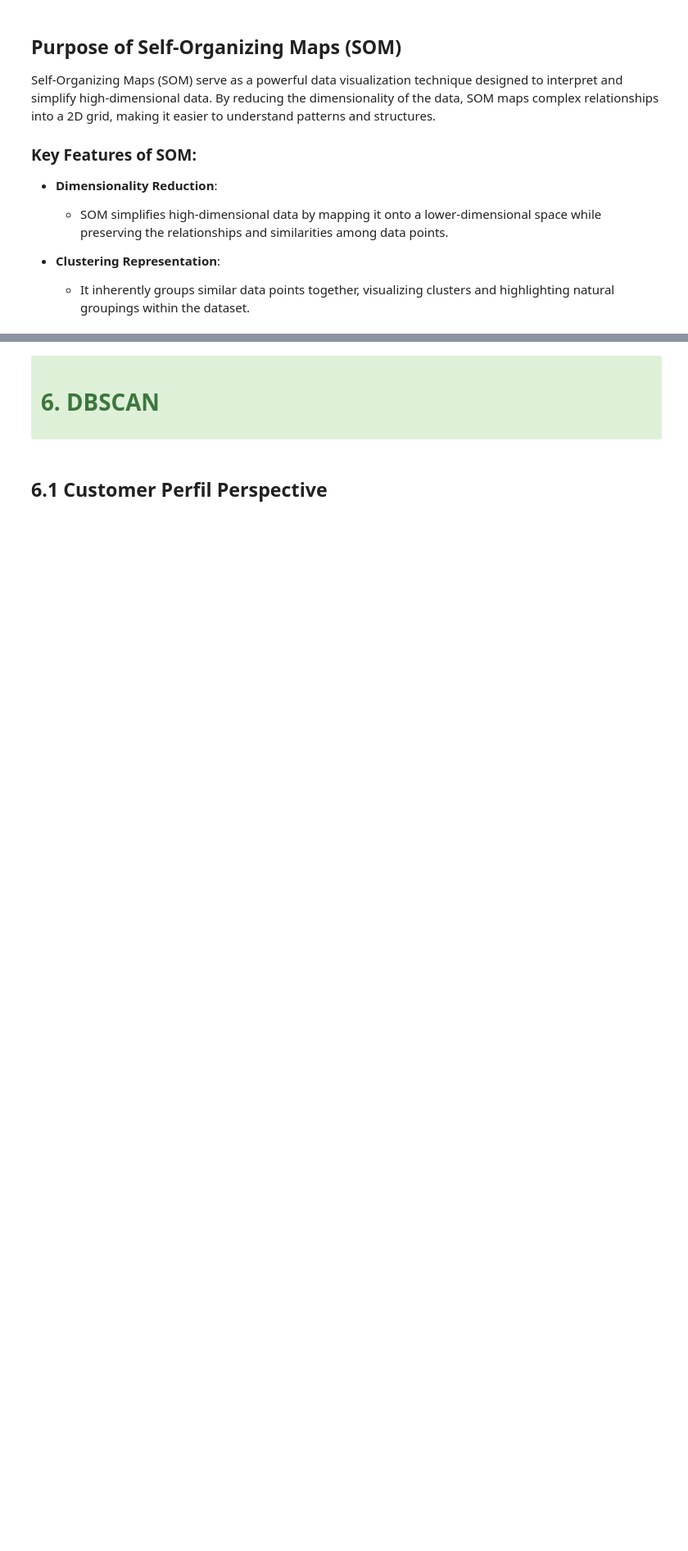
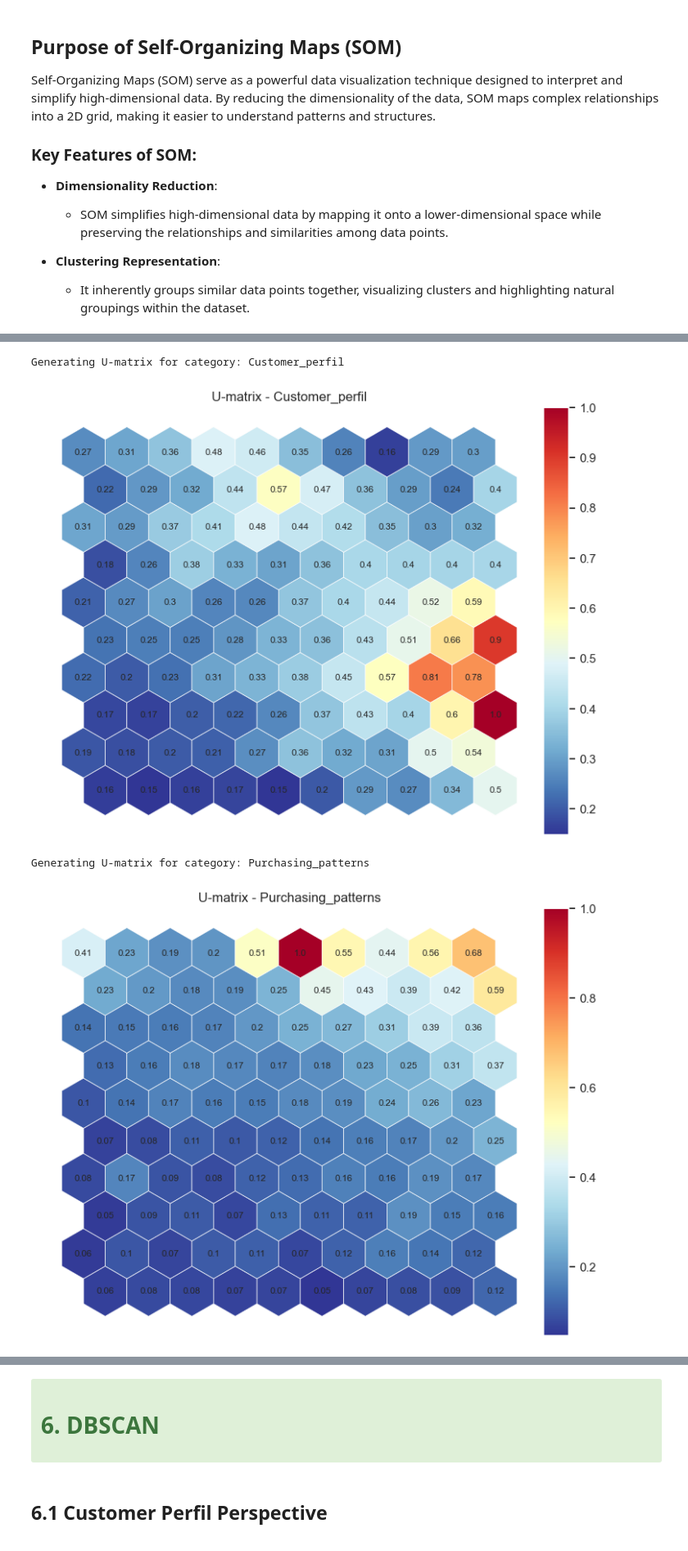
Before and after one commit to Rafs2203/DM, a Jupyter notebook: parte_clusters.ipynb, the cells around one changed output, grey strips where cells are left out. Shown at 82% size. Cells and saved outputs as stored; diff of their text form; code cells hidden in the pictures; blank space fills up the shorter version.

```diff
--- a/parte_clusters.ipynb
+++ b/parte_clusters.ipynb
@@ -1675,0 +1609,48 @@ This report analyzes the distribution of data density across neurons in self-org
+# %%
+figsize = (10, 7)
+
+# Iterate over categories
+for category, features in categories.items():
+    print(f"\nGenerating U-matrix for category: {category}")
+
+
+    valid_features = [col for col in features if col in df.columns]
+    if not valid_features:
+        print(f"Attention: No valid resources found for {category}")
+        continue
+
+    # Prepare data and train SOM
+    som_data = df[valid_features].values
+    n_feats = len(valid_features)
+
+    # Configure and train SOM
+    sm = MiniSom(10, 10, n_feats,
+                 learning_rate=0.7,
+                 topology='hexagonal',
+                 neighborhood_function='gaussian',
+                 random_seed=42)
+    sm.random_weights_init(som_data)
+    sm.train_batch(som_data, 20000)
+
+    # Calculate the U-matrix
+    umatrix = sm.distance_map(scaling='mean')
+    colornorm = mpl_colors.Normalize(vmin=np.min(umatrix), vmax=np.max(umatrix))
+
+
+    fig = plt.figure(figsize=figsize)
+
+    # Plot the U-matrix
+    plot_hexagons(som=sm,
+                  sf=fig,
+                  colornorm=colornorm,
+                  matrix_vals=umatrix,
+                  label=f"U-matrix - {category}",
+                  cmap=cm.RdYlBu_r,
+                  annot=True)
+
+    plt.show()
+# %% [output]
+Generating U-matrix for category: Customer_perfil
+[figure, added]
+Generating U-matrix for category: Purchasing_patterns
+[figure, added]
```
Also changed, not shown: parts of 69 cells of this notebook.
